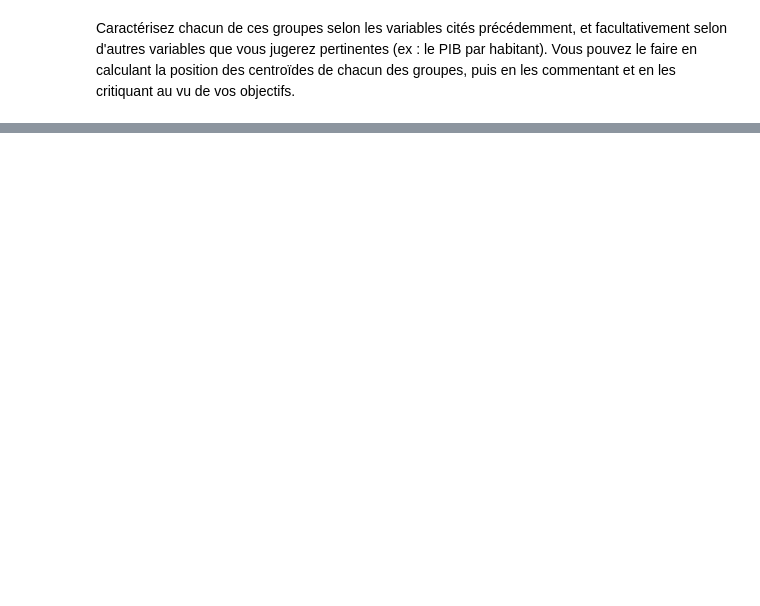
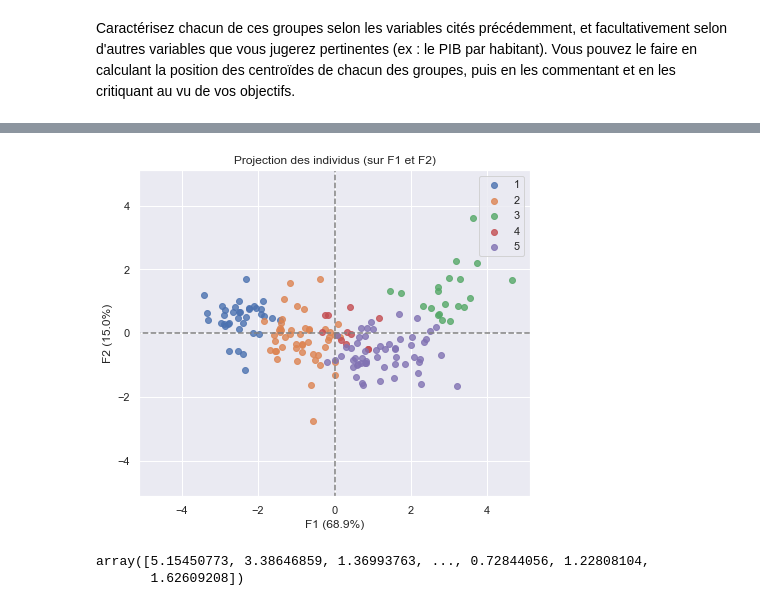
Before and after one commit to FatimaMoqran/Etude_de_marche_ACP_clustering_dendogramme, a Jupyter notebook: étude_de_marché.ipynb, the cells around one changed output, grey strips where cells are left out. Cells and saved outputs as stored; diff of their text form; code cells hidden in the pictures; blank space fills up the shorter version.

```diff
--- a/étude_de_marché.ipynb
+++ b/étude_de_marché.ipynb
@@ -779,0 +808,13 @@ un test d'adéquation : parmi les 4 variables, ou parmi d'autres variables que v
+# %%
+from sklearn.decomposition import PCA
+
+# Create a PCA model to reduce our data to 2 dimensions for visualisation
+pca = PCA(n_components=2)
+pca.fit(X_scaled)
+
+# Transfor the scaled data to the new PCA space
+X_reduced = pca.transform(X_scaled)
+# %%
+display_factorial_planes(X_reduced, 2, pca, [(0,1)], illustrative_var = clusters, alpha = 0.8)
+# %% [output]
+[figure, added]
@@ -779,0 +828,5 @@ un test d'adéquation : parmi les 4 variables, ou parmi d'autres variables que v
+# %%
+y
+# %% [output]
+array([5.15450773, 3.38646859, 1.36993763, ..., 0.72844056, 1.22808104,
+       1.62609208])
```
Also changed, not shown: parts of 103 cells of this notebook.
